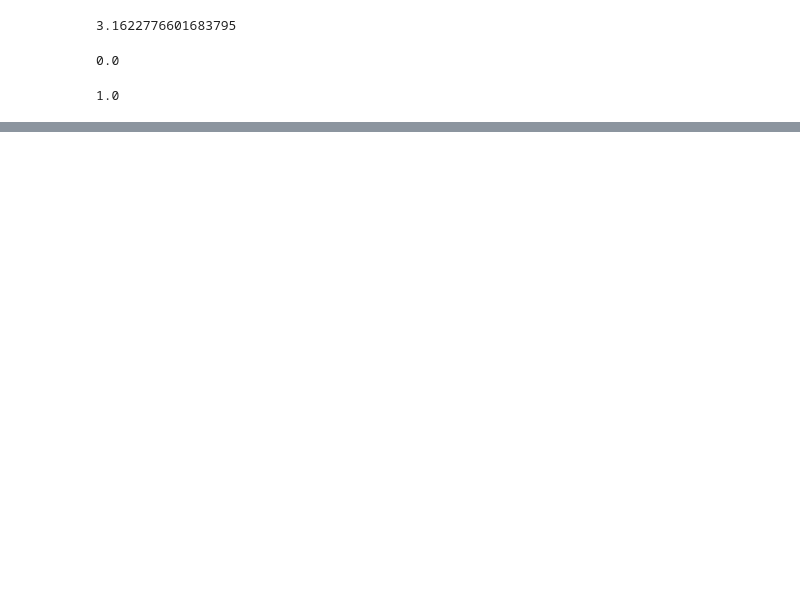
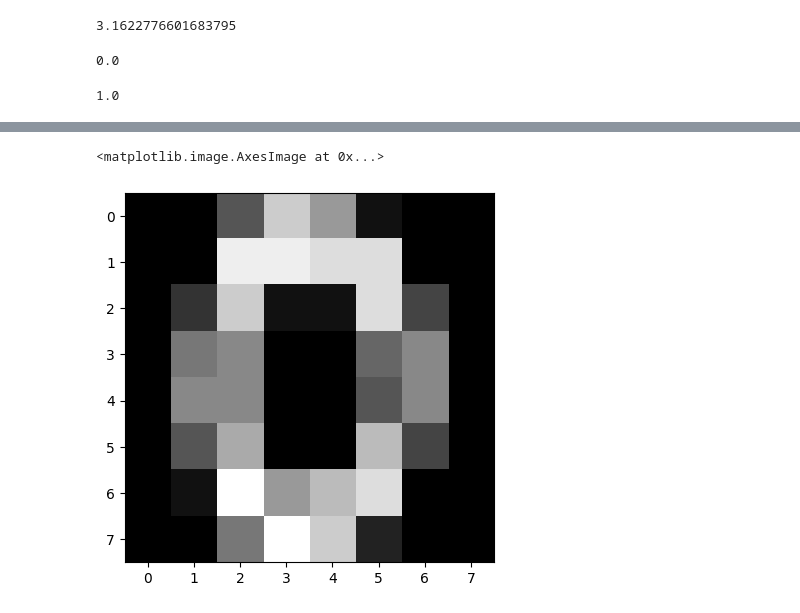
Before and after one commit to HemaGarima/Machine-Learning, a Jupyter notebook: KNN.ipynb, the cells around one changed output, grey strips where cells are left out. Drawn from its saved outputs; the diff is of its cells as text; code cells hidden in the pictures; blank space fills up the shorter version.

```diff
--- a/KNN.ipynb
+++ b/KNN.ipynb
@@ -105,0 +269,4 @@ array([[  0.08713347,  -8.26358973],
+# %%
+x = digits['data']
+# %%
+y = digits['target']
@@ -105,0 +281,2 @@ array([[  0.08713347,  -8.26358973],
+# %%
+X_train,X_test,Y_train,Y_test = train_test_split(x,y,test_size = 0.2 , random_state=42)
@@ -105,0 +351,5 @@ array([[  0.08713347,  -8.26358973],
+# %%
+plt.imshow(X_test[13].reshape(8,8))
+# %% [output]
+<matplotlib.image.AxesImage at 0x...>
+[figure, added]
```
Also changed, not shown: parts of 44 cells of this notebook.
